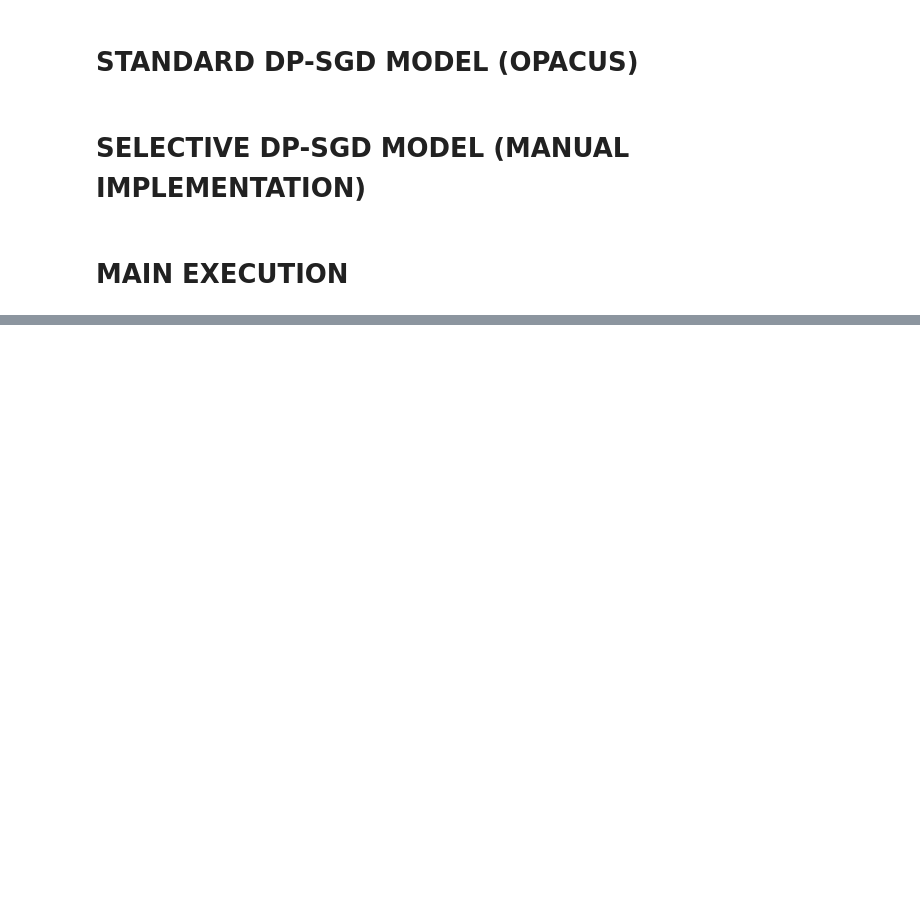
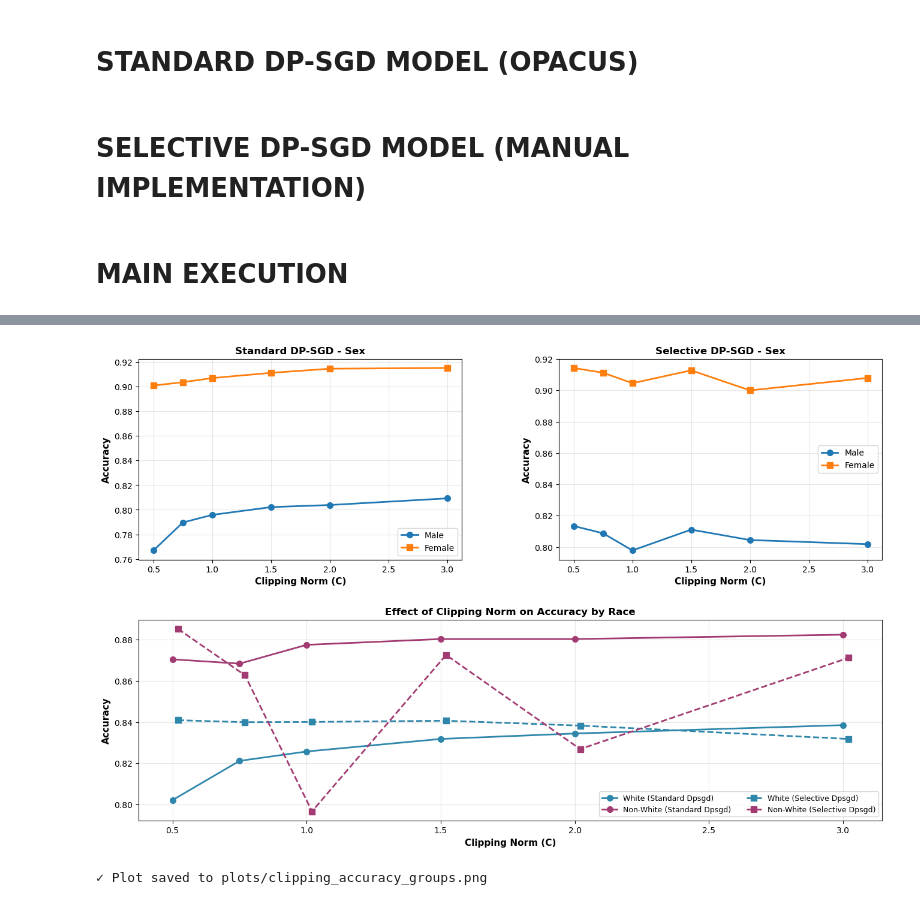
Before and after one commit to Enrico-Madani1/S-DP-SGD_Data259, a Jupyter notebook: Project_DATA259.ipynb, the cells around one changed output, grey strips where cells are left out. Cells and saved outputs as stored; diff of their text form; code cells hidden in the pictures; blank space fills up the shorter version.

```diff
--- a/Project_DATA259.ipynb
+++ b/Project_DATA259.ipynb
@@ -652,0 +1216,6 @@ accuracy         0.260430
+# %%
+# Accuracy broken down by demographic groups
+plot_clipping_accuracy_by_groups(clipping_results, save_path='plots/clipping_accuracy_groups.png')
+# %% [output]
+[figure, added]
+✓ Plot saved to plots/clipping_accuracy_groups.png
```
Also changed, not shown: parts of 18 cells of this notebook.
